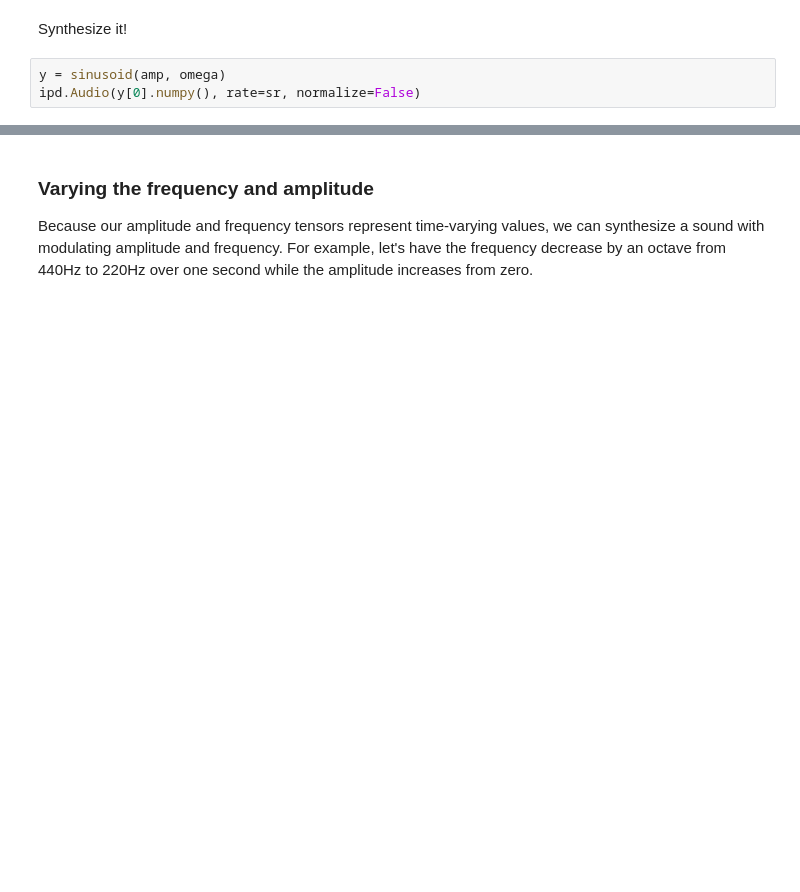
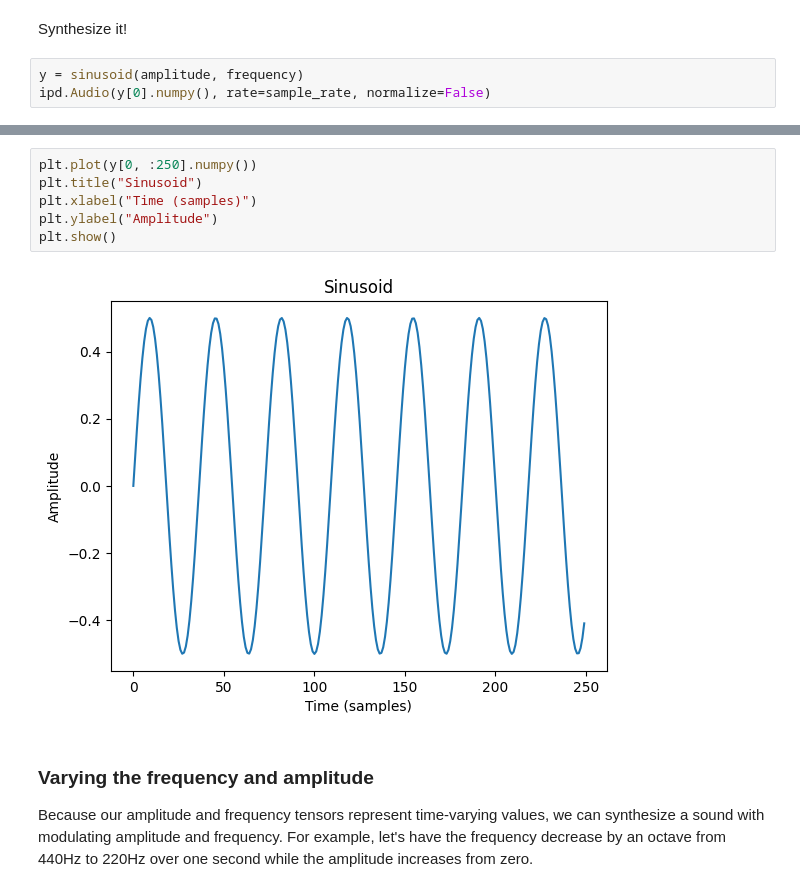
Before and after one commit to intro2ddsp/intro2ddsp.github.io, a Jupyter notebook: synths/01_oscillator.ipynb, the cells around one changed output, grey strips where cells are left out. Saved outputs shown, nothing was run; the diff lists cells and outputs as text; blank space fills up the shorter version.

```diff
--- a/synths/01_oscillator.ipynb
+++ b/synths/01_oscillator.ipynb
@@ -86,5 +141,5 @@ amp = torch.ones(1, sr) * 0.5
 # %% [markdown]
 Synthesize it!
 # %%
-y = sinusoid(amp, omega)
-ipd.Audio(y[0].numpy(), rate=sr, normalize=False)
+y = sinusoid(amplitude, frequency)
+ipd.Audio(y[0].numpy(), rate=sample_rate, normalize=False)
@@ -91,3 +148,11 @@ ipd.Audio(y[0].numpy(), rate=sr, normalize=False)
+# %%
+plt.plot(y[0, :250].numpy())
+plt.title("Sinusoid")
+plt.xlabel("Time (samples)")
+plt.ylabel("Amplitude")
+plt.show()
+# %% [output]
+[figure, added]
 # %% [markdown]
 ### Varying the frequency and amplitude
 
```
Also changed, not shown: parts of 30 cells of this notebook.
